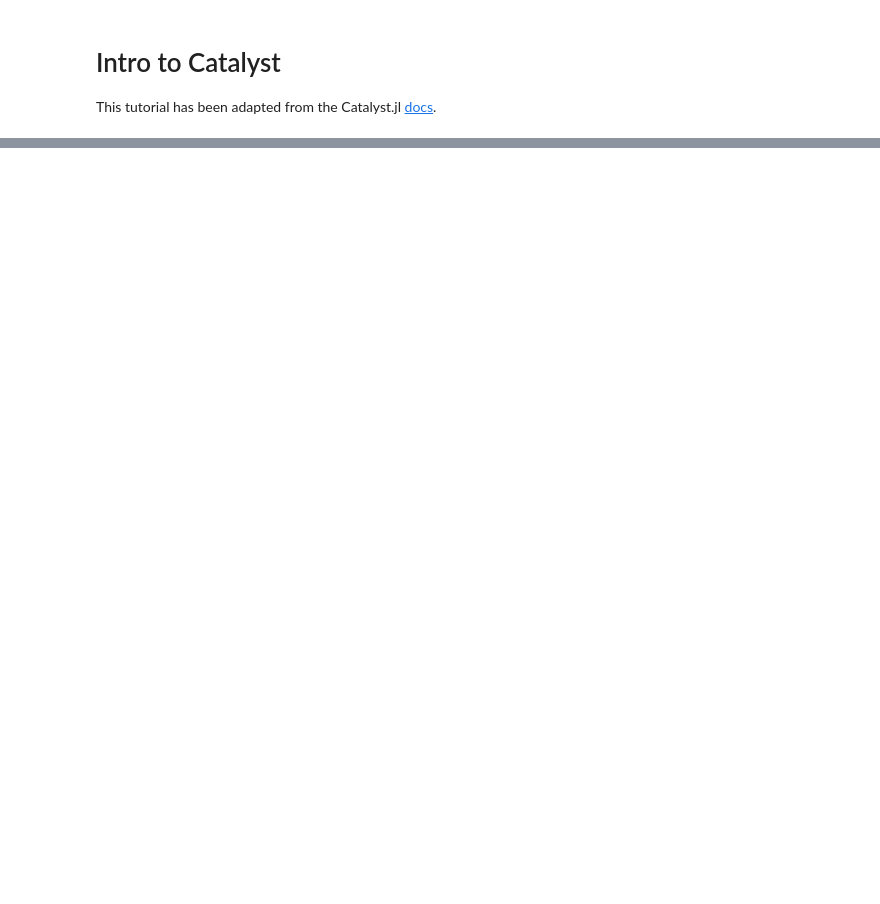
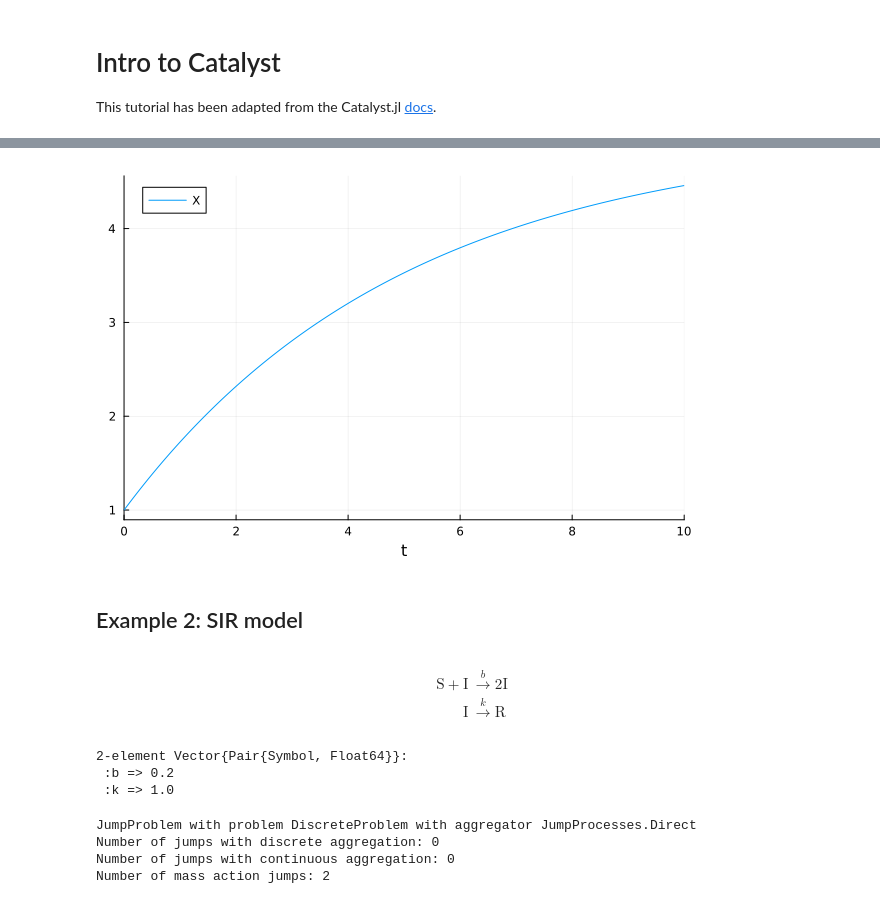
Before and after one commit to jedforrest/JuliaTutorials, a Jupyter notebook: Tutorial2.ipynb, the cells around one changed output, grey strips where cells are left out. Drawn from its saved outputs; the diff is of its cells as text; code cells hidden in the pictures; blank space fills up the shorter version.

```diff
--- a/Tutorial2.ipynb
+++ b/Tutorial2.ipynb
@@ -29,0 +18,5 @@ using Plots
+# %%
+rn = @reaction_network begin
+    b, 0 --> X
+    d, X --> 0
+end
@@ -29,0 +72,7 @@ using Plots
+# %%
+# Initial conditions
+u0 = [:X => 1.0]
+# parameter values
+params = [:b => 1.0, :d => 0.2]
+# Simulation timespan
+tspan = (0.0, 10.0)
@@ -29,0 +81,2 @@ using Plots
+# %%
+oprob = ODEProblem(rn, u0, tspan, params)
@@ -29,0 +90,3 @@ using Plots
+# %%
+sol = solve(oprob)
+sol[:X]
@@ -29,0 +103,33 @@ using Plots
+# %%
+plot(sol)
+# %% [output]
+[figure, added]
+# %% [markdown]
+## Example 2: SIR model
+# %%
+sir_model = @reaction_network begin
+    b, S + I --> 2I
+    k, I --> R
+end
+# %% [output]
+$$ \begin{align*}
+\mathrm{S} + \mathrm{I} &\xrightarrow{b} 2 \mathrm{I} \\
+\mathrm{I} &\xrightarrow{k} \mathrm{R}
+ \end{align*}
+ $$
+# %%
+u0 = [:S => 50, :I => 1, :R => 0]
+tspan = (0.0, 10.0)
+params = [:b => 0.2, :k => 1.0]
+# %% [output]
+2-element Vector{Pair{Symbol, Float64}}:
+ :b => 0.2
+ :k => 1.0
+# %%
+jinput = JumpInputs(sir_model, u0, tspan, params)
+jprob = JumpProblem(jinput)
+# %% [output]
+JumpProblem with problem DiscreteProblem with aggregator JumpProcesses.Direct
+Number of jumps with discrete aggregation: 0
+Number of jumps with continuous aggregation: 0
+Number of mass action jumps: 2
```
Also changed, not shown: parts of 25 cells of this notebook, 3 other files.
